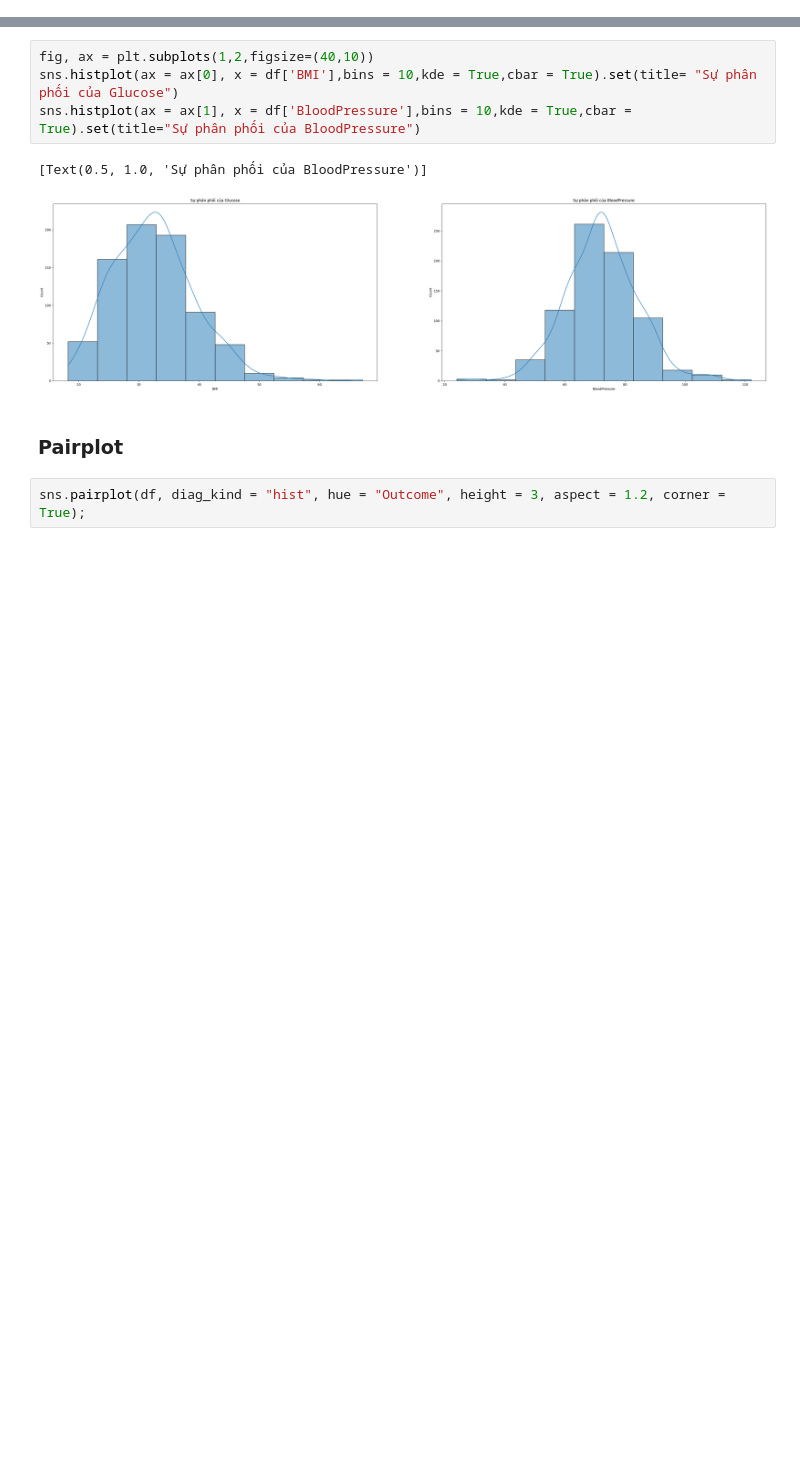
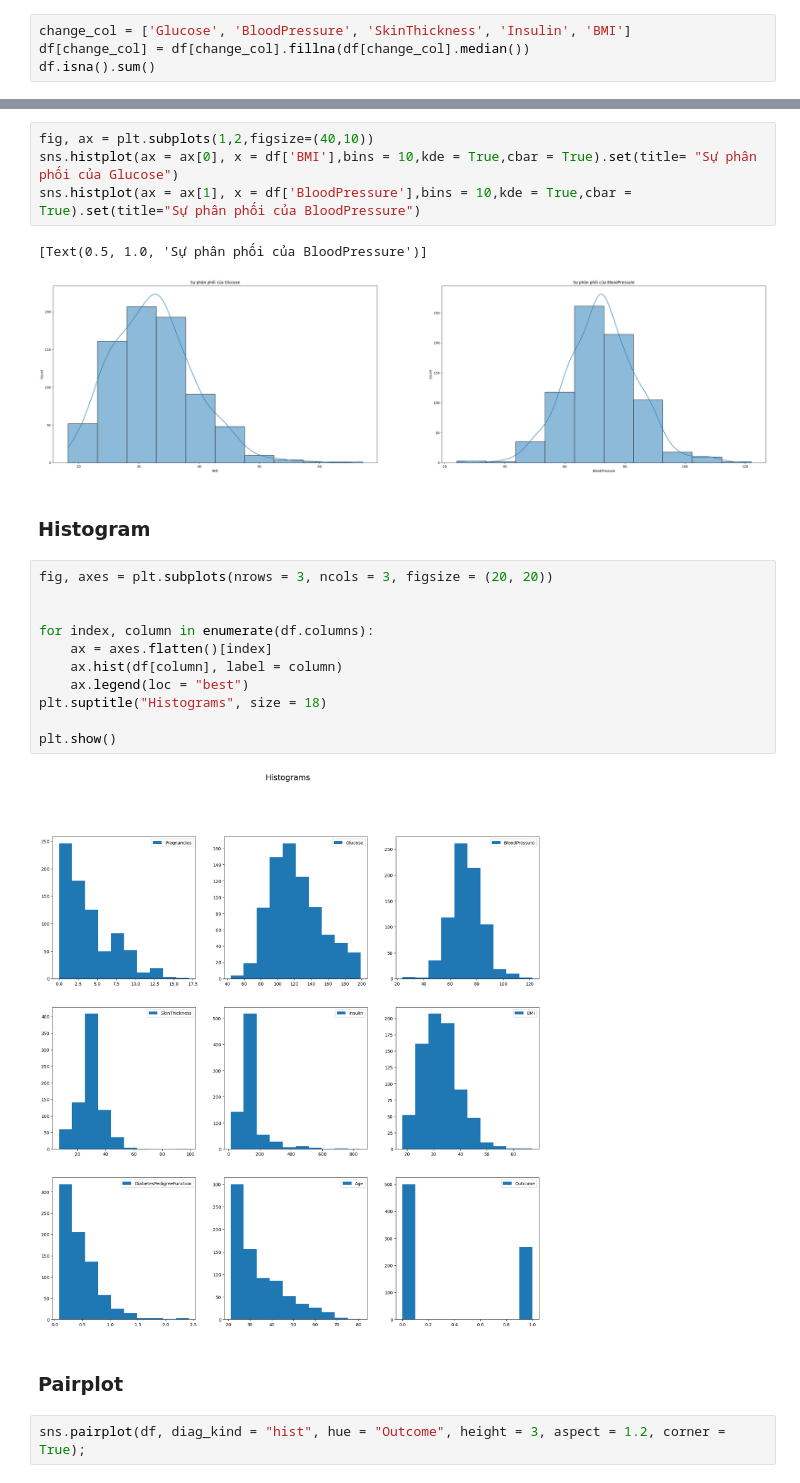
Before and after one commit to chauhaidang1307/SGU25-Basic-ML, a Jupyter notebook: buoi3/ws/demo-code/bai1_2_3/diabetes.ipynb, the cells around one changed output, grey strips where cells are left out. Drawn from its saved outputs; the diff is of its cells as text; blank space fills up the shorter version.

```diff
--- a/buoi3/ws/demo-code/bai1_2_3/diabetes.ipynb
+++ b/buoi3/ws/demo-code/bai1_2_3/diabetes.ipynb
@@ -59,0 +81,4 @@ df.describe()
+# %%
+change_col = ['Glucose', 'BloodPressure', 'SkinThickness', 'Insulin', 'BMI']
+df[change_col] = df[change_col].fillna(df[change_col].median())
+df.isna().sum()
@@ -94,6 +130,21 @@ sns.histplot(ax = ax[1], x = df['BloodPressure'],bins = 10,kde = True,cbar = Tru
 # %% [output]
 [Text(0.5, 1.0, 'Sự phân phối của BloodPressure')]
 [figure]
+# %% [markdown]
+### Histogram
+# %%
+fig, axes = plt.subplots(nrows = 3, ncols = 3, figsize = (20, 20))
+
+
+for index, column in enumerate(df.columns):
+    ax = axes.flatten()[index]
+    ax.hist(df[column], label = column)
+    ax.legend(loc = "best")
+plt.suptitle("Histograms", size = 18)
+
+plt.show()
+# %% [output]
+[figure, added]
 # %% [markdown]
 ### Pairplot
 # %%
```
Also changed, not shown: parts of 9 cells of this notebook, 5 other files.
